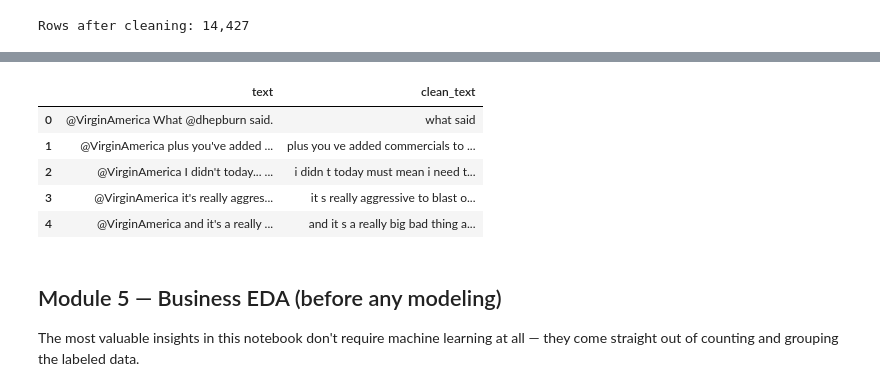
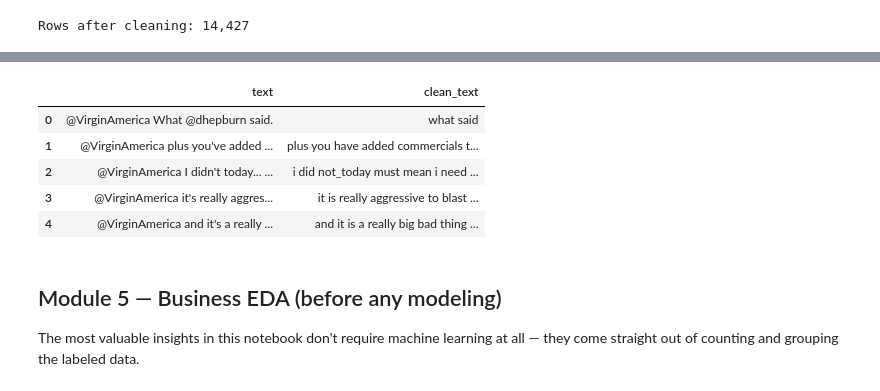
Before and after one commit to NurMithu/sentiment-analysis, a Jupyter notebook: Sentiment_Analysis_Airlines.ipynb, the cells around one changed output, grey strips where cells are left out. Cells and saved outputs as stored; diff of their text form; code cells hidden in the pictures.

```diff
--- a/Sentiment_Analysis_Airlines.ipynb
+++ b/Sentiment_Analysis_Airlines.ipynb
@@ -103,24 +109,32 @@ in Module 7 handles that better than manual stemming would.
 # %%
 def clean_text(text: str) -> str:
     text = str(text).lower()
     text = re.sub(r"@\w+", "", text)
     text = re.sub(r"http\S+|www\S+", "", text)
+    contractions = {
+        "won't": "will not", "can't": "can not", "n't": " not",
+        "'re": " are", "'s": " is", "'d": " would", "'ll": " will",
+        "'ve": " have", "'m": " am",
+    }
+    for k, v in contractions.items():
+        text = text.replace(k, v)
     text = re.sub(r"[^a-z\s]", " ", text)
     text = re.sub(r"\s+", " ", text).strip()
+    text = re.sub(r"\b(not|no|never)\s+(\w+)", r"\1_\2", text)
     return text
 
 
 df["clean_text"] = df["text"].apply(clean_text)
 df = df[df["clean_text"].str.len() > 0]
 
 df[["text", "clean_text"]].head()
 # %% [output]
 |  | text | clean_text |
 | 0 | @VirginAmerica What @dhepburn said. | what said |
-| 1 | @VirginAmerica plus you've added ... | plus you ve added commercials to ... |
-| 2 | @VirginAmerica I didn't today... ... | i didn t today must mean i need t... |
-| 3 | @VirginAmerica it's really aggres... | it s really aggressive to blast o... |
-| 4 | @VirginAmerica and it's a really ... | and it s a really big bad thing a... |
+| 1 | @VirginAmerica plus you've added ... | plus you have added commercials t... |
+| 2 | @VirginAmerica I didn't today... ... | i did not_today must mean i need ... |
+| 3 | @VirginAmerica it's really aggres... | it is really aggressive to blast ... |
+| 4 | @VirginAmerica and it's a really ... | and it is a really big bad thing ... |
 # %% [markdown]
 ## Module 5 — Business EDA (before any modeling)
 
```
Also changed, not shown: parts of 7 cells of this notebook, 9 other files.
